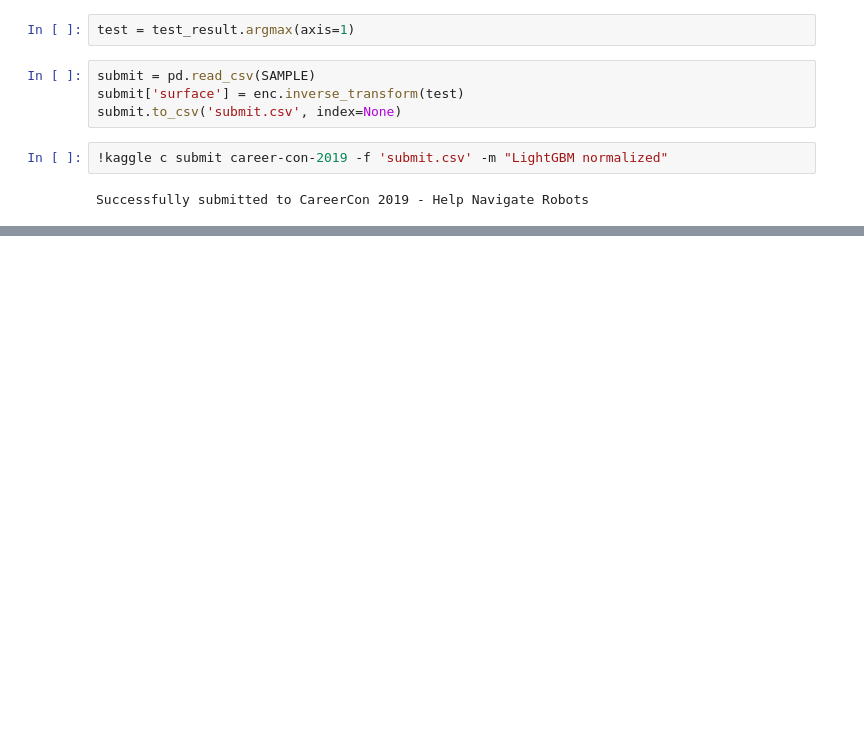
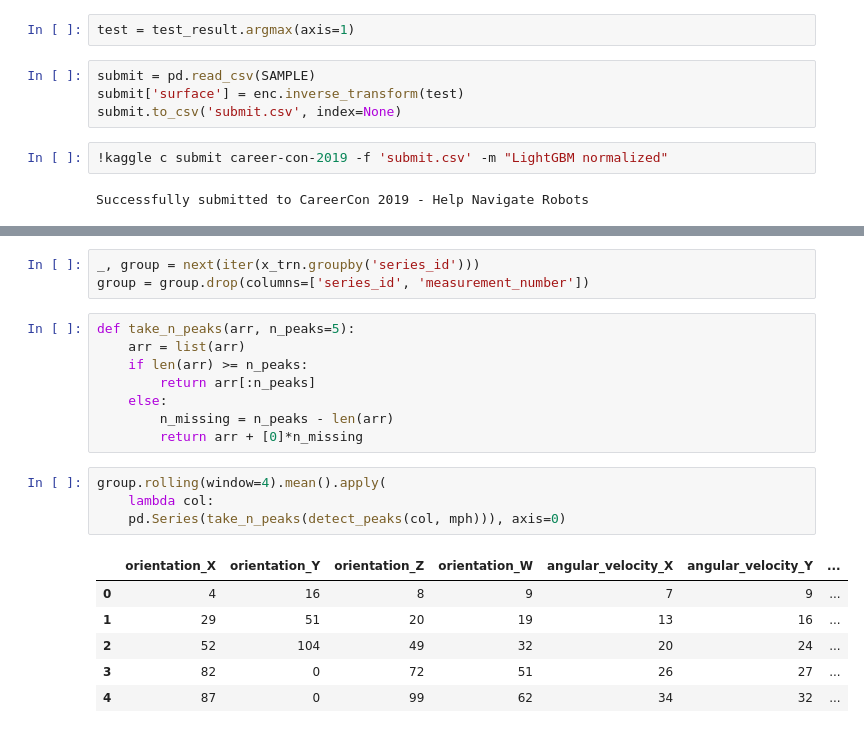
Before and after one commit to devforfu/careercon2019, a Jupyter notebook: 03_seq_modelling.ipynb, the cells around one changed output, grey strips where cells are left out. Cells and saved outputs as stored; diff of their text form; blank space fills up the shorter version.

```diff
--- a/03_seq_modelling.ipynb
+++ b/03_seq_modelling.ipynb
@@ -344,0 +363,22 @@ Successfully submitted to CareerCon 2019 - Help Navigate Robots
+# %%
+_, group = next(iter(x_trn.groupby('series_id')))
+group = group.drop(columns=['series_id', 'measurement_number'])
+# %%
+def take_n_peaks(arr, n_peaks=5):
+    arr = list(arr)
+    if len(arr) >= n_peaks:
+        return arr[:n_peaks]
+    else:
+        n_missing = n_peaks - len(arr)
+        return arr + [0]*n_missing
+# %%
+group.rolling(window=4).mean().apply(
+    lambda col:
+    pd.Series(take_n_peaks(detect_peaks(col, mph))), axis=0)
+# %% [output]
+|  | orientation_X | orientation_Y | orientation_Z | orientation_W | angular_velocity_X | angular_velocity_Y | ... |
+| 0 | 4 | 16 | 8 | 9 | 7 | 9 | ... |
+| 1 | 29 | 51 | 20 | 19 | 13 | 16 | ... |
+| 2 | 52 | 104 | 49 | 32 | 20 | 24 | ... |
+| 3 | 82 | 0 | 72 | 51 | 26 | 27 | ... |
+| 4 | 87 | 0 | 99 | 62 | 34 | 32 | ... |
```
Also changed, not shown: parts of 12 cells of this notebook.
